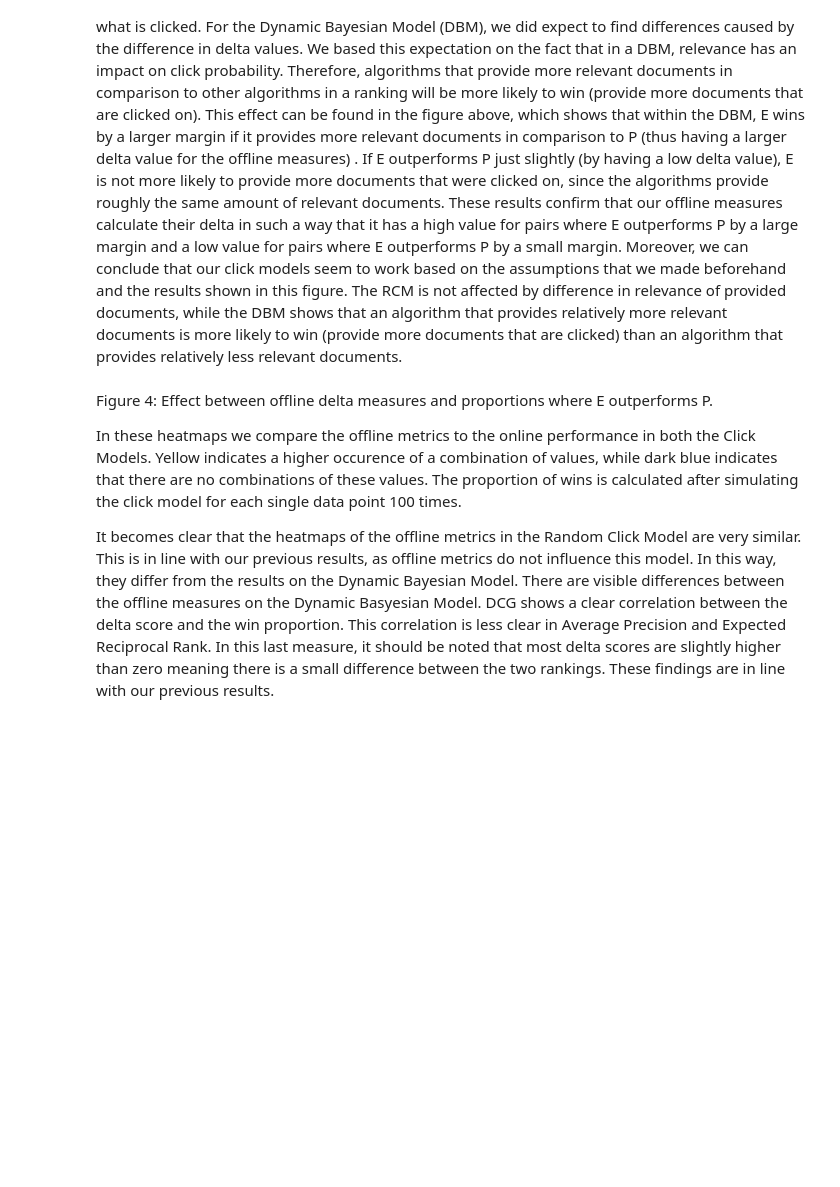
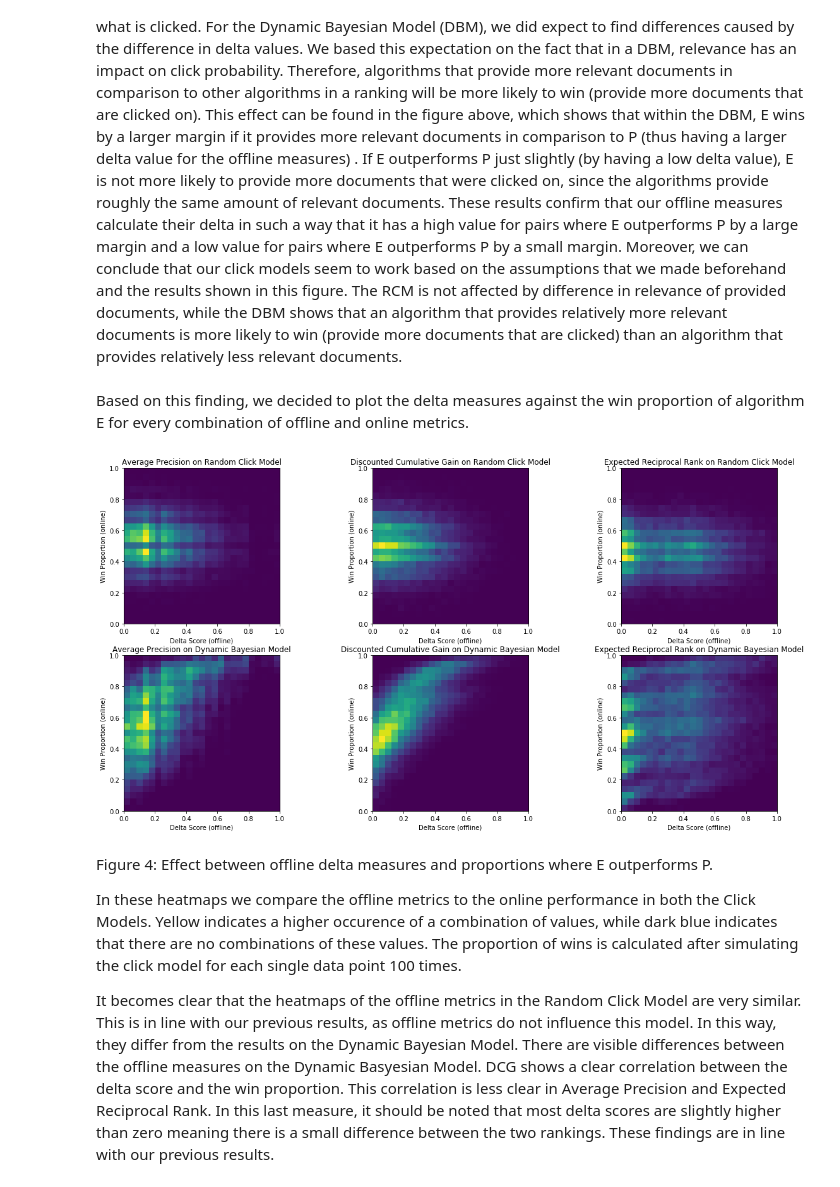
Before and after one commit to ArendvD/IR1, a Jupyter notebook: Project1/10557520-10521933-10615199-hw1.ipynb, the cells around one changed output. Saved outputs shown, nothing was run; the diff lists cells and outputs as text; code cells hidden in the pictures; blank space fills up the shorter version.

```diff
--- a/Project1/10557520-10521933-10615199-hw1.ipynb
+++ b/Project1/10557520-10521933-10615199-hw1.ipynb
@@ -917,6 +962,8 @@ Figure 3: Effect of delta values on click models. This figure shows the proporti
 
 From this figure can be concluded that the models as well as the offline metrics seem to work. Pairs are extracted based on their delta measure. Pairs are only considered if E outperforms P (resulting in extraction of all positive delta values). The higher the delta value, the more E outperforms P, meaning the more relevant documents will be provided by E in comparison with P. We thus expected to find differences in only our Dynamic Bayesian Model based on these delta values. For the Random Click Model we did not expect to find any differences, since the probability of clicking on a document does not depend in any way on the relevance of a document. Thus, the manner in which E outperform P (meaning having more relevant documents in an interleaved ranking) will not have any effect on what is clicked.
 For the Dynamic Bayesian Model (DBM), we did expect to find differences caused by the difference in delta values. We based this expectation on the fact that in a DBM, relevance has an impact on click probability. Therefore, algorithms that provide more relevant documents in comparison to other algorithms in a ranking will be more likely to win (provide more documents that are clicked on). This effect can be found in the figure above, which shows that within the DBM, E wins by a larger margin if it provides more relevant documents in comparison to P (thus having a larger delta value for the offline measures) . If E outperforms P just slightly (by having a low delta value), E is not more likely to provide more documents that were clicked on, since the algorithms provide roughly the same amount of relevant documents. These results confirm that our offline measures calculate their delta in such a way that it has a high value for pairs where E outperforms P by a large margin and a low value for pairs where E outperforms P by a small margin. Moreover, we can conclude that our click models seem to work based on the assumptions that we made beforehand and the results shown in this figure. The RCM is not affected by difference in relevance of provided documents, while the DBM shows that an algorithm that provides relatively more relevant documents is more likely to win (provide more documents that are clicked) than an algorithm that provides relatively less relevant documents.
+# %% [markdown]
+Based on this finding, we decided to plot the delta measures against the win proportion of algorithm E for every combination of offline and online metrics.
 # %%
 ##### Simulate experiments on single data points #####
 
@@ -976,7 +1023,7 @@ DCG_DBM_win_probs = []
 for pair in DCG_pairs:
     RCM_pair_wins = []
     DBM_pair_wins = []
-    for i in range(50):
+    for i in range(100):
         result, origin = interleaving([pair])
         p_RCM_ld, _, _ = RCM_simulation(result, origin, rho, 1)
         RCM_pair_wins.append(p_RCM_ld)
@@ -998,7 +1045,7 @@ ERR_DBM_win_probs = []
 for pair in ERR_pairs:
     RCM_pair_wins = []
     DBM_pair_wins = []
-    for i in range(50):
+    for i in range(100):
         result, origin = interleaving([pair])
         p_RCM_ld, _, _ = RCM_simulation(result, origin, rho, 1)
         RCM_pair_wins.append(p_RCM_ld)
@@ -1020,44 +1067,46 @@ f, axarr = plt.subplots(2,3, figsize=(20,10))
 extent = [0,1,0,1]
 
 # RCM AP
-heatmap, xedges, yedges = np.histogram2d(deltas_AP, AP_RCM_win_probs, bins=(20,20))
+heatmap, xedges, yedges = np.histogram2d(deltas_AP, AP_RCM_win_probs, bins=(25,25))
 axarr[0,0].imshow(heatmap.T, extent=extent, origin='lower')
 axarr[0,0].set_title("Average Precision on Random Click Model")
 
 # RCM DCG
-heatmap, xedges, yedges = np.histogram2d(deltas_DCG, DCG_RCM_win_probs, bins=(20,20))
+heatmap, xedges, yedges = np.histogram2d(deltas_DCG, DCG_RCM_win_probs, bins=(25,25))
 axarr[0,1].imshow(heatmap.T, extent=extent, origin='lower')
 axarr[0,1].set_title("Discounted Cumulative Gain on Random Click Model")
 
 # RCM ERR
-heatmap, xedges, yedges = np.histogram2d(deltas_ERR, ERR_RCM_win_probs, bins=(20,20))
+heatmap, xedges, yedges = np.histogram2d(deltas_ERR, ERR_RCM_win_probs, bins=(25,25))
 axarr[0,2].imshow(heatmap.T, extent=extent, origin='lower')
 axarr[0,2].set_title("Expected Reciprocal Rank on Random Click Model")
 
 # DBM AP
-heatmap, xedges, yedges = np.histogram2d(deltas_AP, AP_DBM_win_probs, bins=(20,20))
+heatmap, xedges, yedges = np.histogram2d(deltas_AP, AP_DBM_win_probs, bins=(25,25))
 axarr[1,0].imshow(heatmap.T, extent=extent, origin='lower')
 axarr[1,0].set_title("Average Precision on Dynamic Bayesian Model")
 
 # DBM DCG
-heatmap, xedges, yedges = np.histogram2d(deltas_DCG, DCG_DBM_win_probs, bins=(20,20))
+heatmap, xedges, yedges = np.histogram2d(deltas_DCG, DCG_DBM_win_probs, bins=(25,25))
 axarr[1,1].imshow(heatmap.T, extent=extent, origin='lower')
 axarr[1,1].set_title("Discounted Cumulative Gain on Dynamic Bayesian Model")
 
 # DBM ERR
-heatmap, xedges, yedges = np.histogram2d(deltas_ERR, ERR_DBM_win_probs, bins=(20,20))
+heatmap, xedges, yedges = np.histogram2d(deltas_ERR, ERR_DBM_win_probs, bins=(25,25))
 axarr[1,2].imshow(heatmap.T, extent=extent, origin='lower')
 axarr[1,2].set_title("Expected Reciprocal Rank on Dynamic Bayesian Model")
 
 # Set attributes for all subplots
 for x in range(2):
     for y in range(3):
         axarr[x,y].set_xlim([0,1])
         axarr[x,y].set_ylim([0,1])
         axarr[x,y].set_xlabel("Delta Score (offline)")
         axarr[x,y].set_ylabel("Win Proportion (online)")
 
 plt.show()
+# %% [output]
+[figure, added]
 # %% [markdown]
 Figure 4: Effect between offline delta measures and proportions where E outperforms P.
 
```
Also changed, not shown: parts of 8 cells of this notebook.
